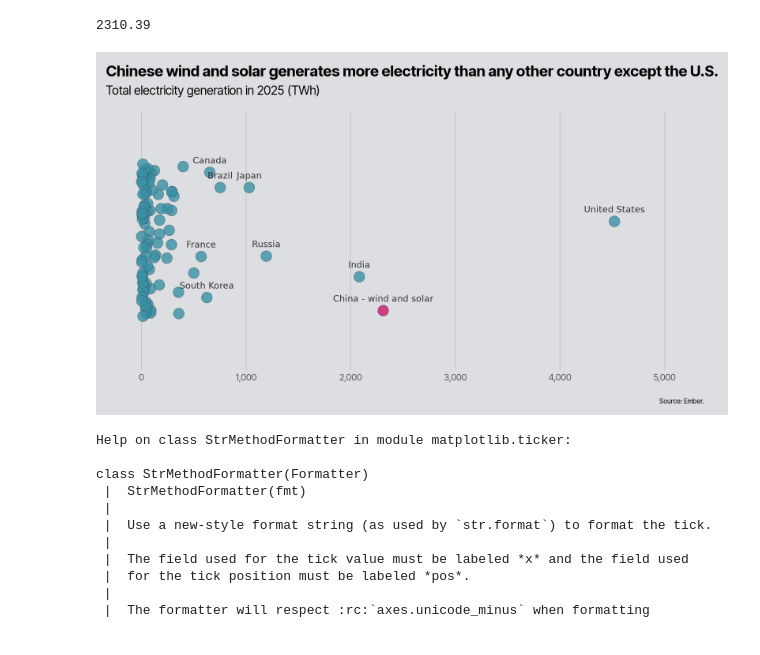
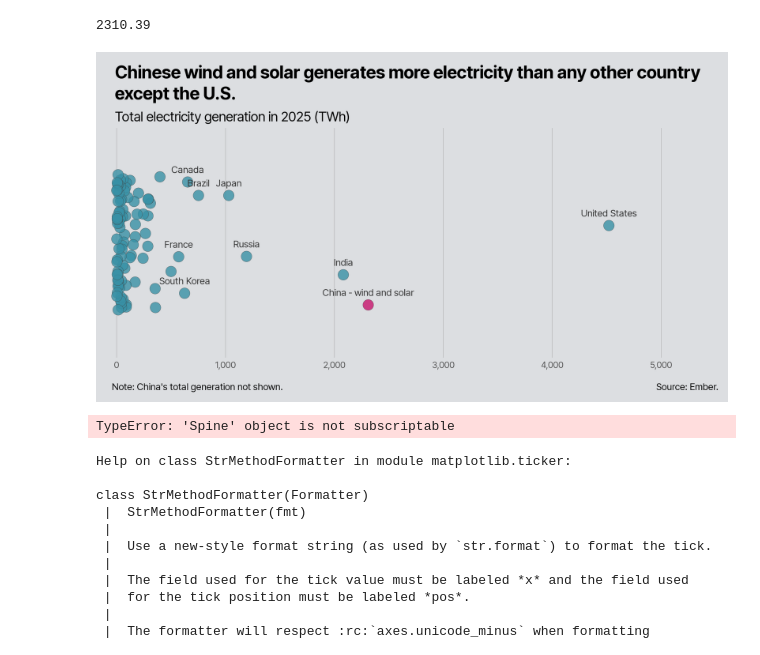
Before and after one commit to TurnerHaa/chinaEnergy, a Jupyter notebook: chinaEnergy.ipynb, the cells around one changed output. Cells and saved outputs as stored; diff of their text form; code cells hidden in the pictures.

Commit message:
Adjust font sizes

```diff
--- a/chinaEnergy.ipynb
+++ b/chinaEnergy.ipynb
@@ -66,9 +66,9 @@ background = '#DCDEE1'
 text_colour = "#3E4147"
 
 # set copy
-title = "Chinese wind and solar generates more electricity than any other country except the U.S."
+title = "Chinese wind and solar generates more electricity than any other country\nexcept the U.S."
 subtitle = "Total electricity generation in 2025 (TWh)"
-x_axis = "Generation (TWh)"
+note = "Note: China's total generation not shown."
 source = "Source: Ember."
 
 
@@ -76,17 +76,17 @@ source = "Source: Ember."
 title_font = {
     'fontname': 'Inter Tight',
     'weight': 'bold',
-    'fontsize': 11
+    'fontsize': 13
               }
 
 subtitle_font = {
     'fontname': 'Inter Tight',
-    'fontsize': 9
+    'fontsize': 10
               }
 
 source_font = {
     'fontname': 'Inter Tight',
-    'fontsize': 5
+    'fontsize': 7
               }
 
 # equivalent to R themes() for quick styling
@@ -108,14 +108,15 @@ fig.set_facecolor(background)
 ax.patch.set_facecolor(background)
 
 # set border around plot
-fig.subplots_adjust(left=0.05, right=0.9, top=0.85, bottom=0.12)
+fig.subplots_adjust(left=0, right=0.9, top=0.78, bottom=0.12)
 
 
 ax.margins(x=0.1, y=0.2)
 
-fig.text(0.01, 0.94, title, ha='left', va='bottom', **title_font)
-fig.text(0.01, 0.89, subtitle, ha='left', va='bottom', **subtitle_font)
+fig.text(0.015, 0.85, title, ha='left', va='bottom', **title_font)
+fig.text(0.015, 0.79, subtitle, ha='left', va='bottom', **subtitle_font)
 fig.text(0.89, 0.02, source, ha='left', va='bottom', **source_font)
+fig.text(0.01, 0.02, note, ha='left', va='bottom', **source_font)
 
 
 palette = {
@@ -130,7 +131,6 @@ offsets = ax.collections[-1].get_offsets()
 
 for idx, (x_pos, y_pos) in enumerate(offsets[0:9]):
     label_text = generation_data.iloc[idx]["label"]
-
     ax.annotate(
         label_text,
         xy=(x_pos, y_pos),
@@ -138,39 +138,43 @@ for idx, (x_pos, y_pos) in enumerate(offsets[0:9]):
         textcoords="offset points",
         ha="center",
         va="bottom",
-        fontsize=6.5,
+        fontsize=7,
+        fontname='Inter Tight',
         color="#333333",
         weight=400
     )
 
 # prevent point edge cut off
 ax.set_xlim(-100, 5010)
 
 # style x axis
 ax.tick_params(axis='x', which='both', bottom=False, top=False, pad=-2, colors='#525252', labelsize=6.5)
 for label in ax.get_xticklabels():
     label.set_fontname('Inter Tight')
 ax.set_xlabel(None)
 ax.xaxis.set_major_formatter(ticker.StrMethodFormatter("{x:,.0f}"))
 
 # hide y axis labelling
 ax.tick_params(axis='y', which='both', bottom=False, top=False, left=False)
 
 # add grid lines
 ax.grid(axis='x', alpha=0.8, linewidth=0.4)
 
 # remove legend
 ax.get_legend().remove()
 
 # remove spines around outside of plot
 for spine in ax.spines.values():
     spine.set_visible(False)
 
+# save figure
 fig.savefig("output_300dpi.png", dpi=dpi, facecolor=fig.get_facecolor())
 
+# show figure
 plt.show()
 # %% [output]
-[figure, old version]
+[figure, new version]
+TypeError: 'Spine' object is not subscriptable
 # %%
 help(ticker.StrMethodFormatter)
 # %% [output]
```
Also changed, not shown: 1 other file.
